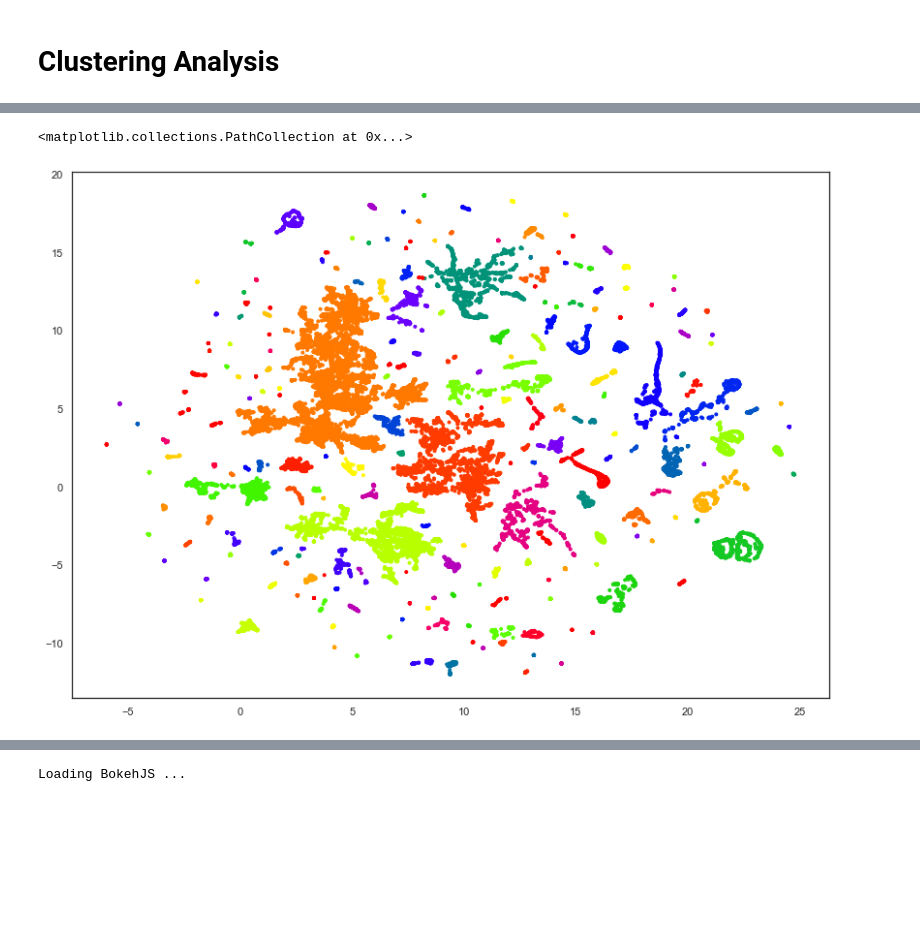
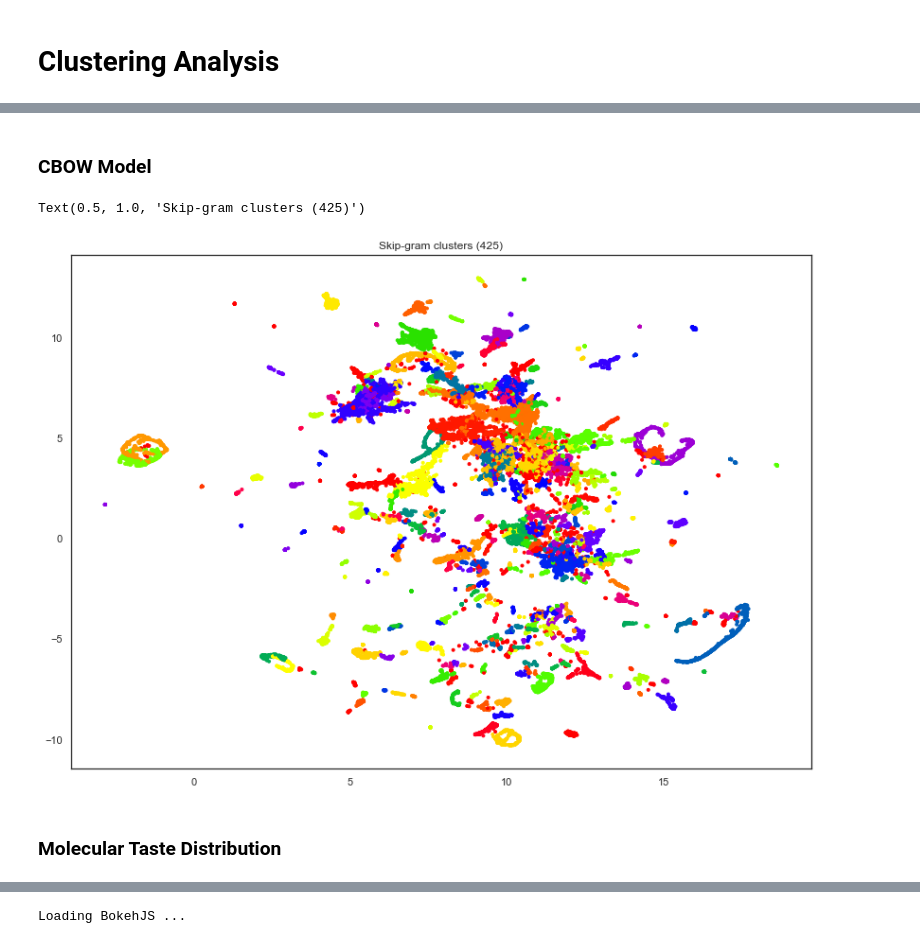
Before and after one commit to jhwaffles/cse6242-team58-project, a Jupyter notebook: embeddings.ipynb, the cells around one changed output, grey strips where cells are left out. Saved outputs shown, nothing was run; the diff lists cells and outputs as text; code cells hidden in the pictures; blank space fills up the shorter version.

```diff
--- a/embeddings.ipynb
+++ b/embeddings.ipynb
@@ -12,13 +13,15 @@ sns.set(style='white', context='notebook', rc={'figure.figsize':(14,10)})
 logging.basicConfig(format='%(asctime)s : %(levelname)s : %(message)s', level=logging.INFO)
 # %%
 LOAD_FROM_FILE = True
-DATAFRAME_FILE = 'data/flavor_space.pickle'
-MODEL_FILE = 'data/flavor2vec.model'
+DATAFRAME_FILE = 'data/flavor_space.parquet'
+FLAVMOL_FILE = 'data/flavor_mol.parquet'
+MODEL_FILES = {'cbow': 'data/flavor2vec-cbow.model', 'skip': 'data/flavor2vec-skipgram.model'}
 # %% [markdown]
 # Prepare datasets
 # %%
 if LOAD_FROM_FILE:
-    df = pd.read_pickle(DATAFRAME_FILE)
+    df = pd.read_parquet(DATAFRAME_FILE)
+    mol_df = pd.read_parquet(FLAVMOL_FILE)
 else:
     with open('data/full_set.json') as f:
         data = json.load(f)
@@ -26,43 +29,43 @@ else:
         df = df.astype({'id': 'string'})
         # Construct Molecule vectors
         df['mols'] = df['flavor_molecules'].apply(lambda el: [str(m['pubchem_id']) for m in el])
-        # Build Tagged Document Corpus
-        df['mol_doc'] = df.apply(lambda r: gensim.models.doc2vec.TaggedDocument(r['mols'], [r['id']]), axis=1)
         df['type'] = 'recipe'
 
-    with open('data/flavor_DB.json') as f:
+    with open('data/raw_flavor_DB.json') as f:
         data = json.load(f)
         flavor_df = pd.json_normalize(data)
         flavor_df = flavor_df.rename(columns={'entity_id': 'id', 'entity_alias_readable': 'food'})
         flavor_df['id'] = flavor_df['id'].apply(lambda i: f"ing-{i}" )
         # Construct Document vectors
         flavor_df['mols'] = flavor_df['molecules'].apply(lambda el: [str(m['pubchem_id']) for m in el])
-        # Build Tagged Document Corpus
-        flavor_df['mol_doc'] = flavor_df.apply(lambda r: gensim.models.doc2vec.TaggedDocument(r['mols'], [r['id']]), axis=1)
         # Annotate documnet lengths
         flavor_df['molecules_count'] = flavor_df['mols'].apply(lambda el: len(el))
         flavor_df['type'] = 'ingredient'
-
+        mol_df =  pd.DataFrame(list(flavor_df.molecules.explode())).drop_duplicates(subset=['pubchem_id'])
 
     df = pd.concat([df, flavor_df])
     df.reset_index(drop=True, inplace=True)
-    del flavor_df
+    del flavor_df, data
+
+# Build Tagged Document Corpus
+df['mol_doc'] = df.apply(lambda r: gensim.models.doc2vec.TaggedDocument(r['mols'], [r['id']]), axis=1)
 # %% [markdown]
 # HyperParameters
 # %%
-MODEL = 0 # PV-DBOW
+MODEL = 'cbow'
 VECTOR_SIZE = 300
 WINDOW_SIZE = df['molecules_count'].max()
 EPOCHS = 40
-DIM_REDUCTION = 2
+DIM_REDUCTION = 3
 # %% [markdown]
 # Train Model
 # %%
 if LOAD_FROM_FILE:
-    model = gensim.models.doc2vec.Doc2Vec.load(MODEL_FILE)
+    model = gensim.models.doc2vec.Doc2Vec.load(MODEL_FILES[MODEL])
 else:
-    model = gensim.models.doc2vec.Doc2Vec(dm=MODEL, vector_size=VECTOR_SIZE, window=WINDOW_SIZE, epochs=EPOCHS)
+    m = {'cbow': 0, 'skip': 1}[MODEL]
+    model = gensim.models.doc2vec.Doc2Vec(dm=m, vector_size=VECTOR_SIZE, window=WINDOW_SIZE, epochs=EPOCHS)
     model.build_vocab(df['mol_doc'])
     model.train(df['mol_doc'], total_examples=model.corpus_count, epochs=model.epochs)
-    model.save(MODEL_FILE)
+    model.save(MODEL_FILES[MODEL])
 # %% [output]
@@ -156,16 +195,19 @@ from matplotlib import cm
+# %% [markdown]
+### CBOW Model
 # %%
-clustering_df = pd.DataFrame(projection, columns=('x', 'y'))
-clustering = DBSCAN(eps=.4, min_samples=10, n_jobs=-1).fit(clustering_df[['x','y']])
-clustering_df['cluster'] = clustering.fit_predict(clustering_df[['x','y']])
+clustering_df = pd.DataFrame(projection, columns=('x', 'y','z'))
+clustering = DBSCAN(eps=.2, min_samples=10, n_jobs=-1).fit(clustering_df[['x','y','z']])
+clustering_df['cluster'] = clustering.fit_predict(clustering_df[['x','y','z']])
 num_clusters = len(clustering_df['cluster'].unique())
 
 cmap = cm.get_cmap('prism', num_clusters)
 plt.scatter(clustering_df['x'], clustering_df['y'],
             marker='.', alpha=1,
             c=clustering_df['cluster'],
             cmap=cmap
            )
+plt.title(f"Skip-gram clusters ({num_clusters})")
 # %% [output]
-<matplotlib.collections.PathCollection at 0x...>
+Text(0.5, 1.0, 'Skip-gram clusters (425)')
-[figure, old version]
+[figure, new version]
 # %%
@@ -204,2 +250,4 @@ cluster_groups['flav_freq'] = cluster_groups.apply(flav_freq, axis=1)
 cluster_groups['color'] = cluster_groups.apply(rgba, axis=1)
 cluster_groups['swatch'] = ['&#9608;'] * len(cluster_groups)
+# %% [markdown]
+### Molecular Taste Distribution
```
Also changed, not shown: parts of 51 cells of this notebook.
